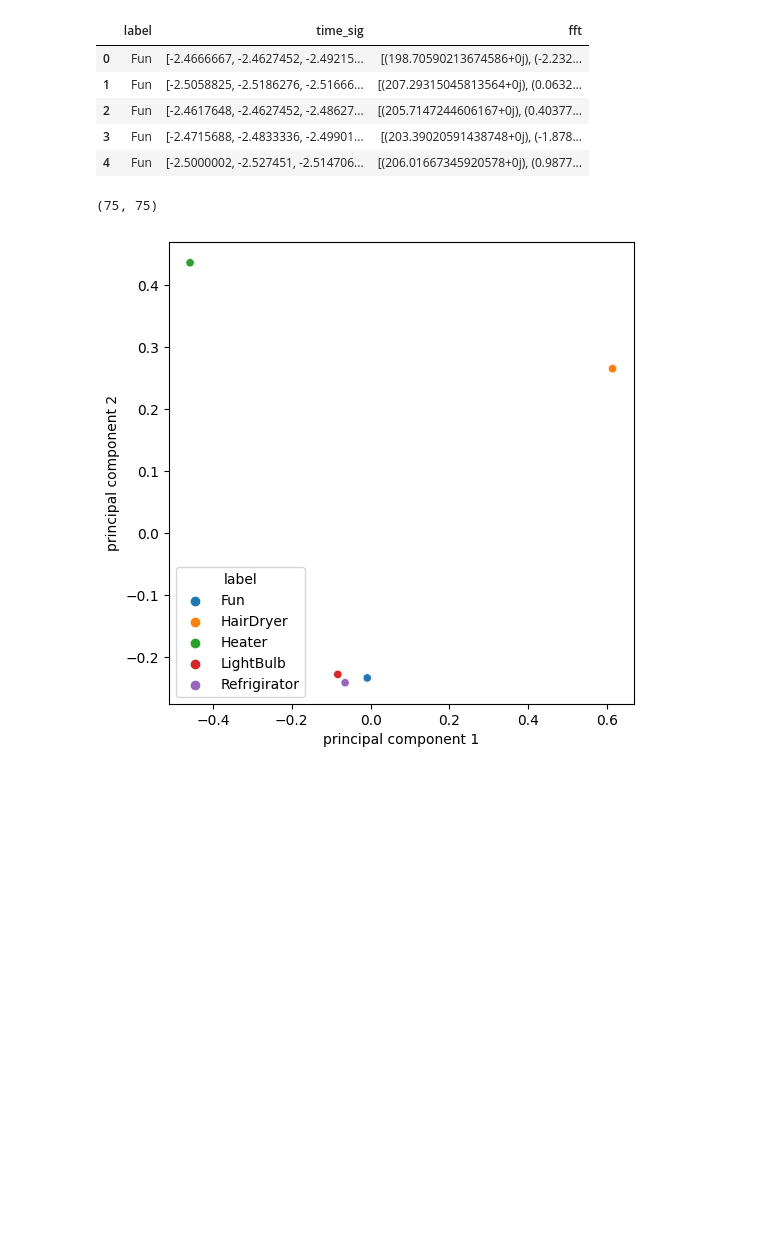
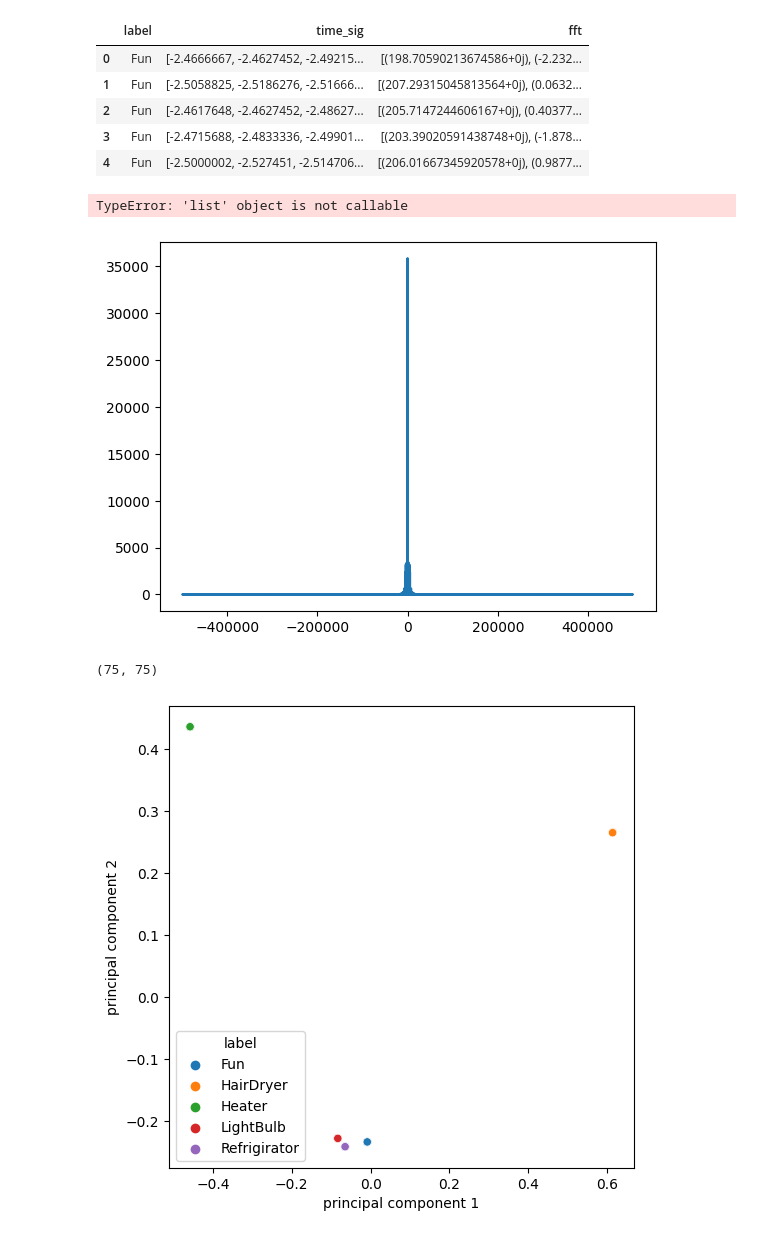
Before and after one commit to davidaleprog/loads_classif, a Jupyter notebook: loads_classif.ipynb, the cells around one changed output. Cells and saved outputs as stored; diff of their text form; code cells hidden in the pictures; blank space fills up the shorter version.

```diff
--- a/loads_classif.ipynb
+++ b/loads_classif.ipynb
@@ -69,3 +62,10 @@ x_cor =
+# %%
+freqs = np.fft.fftfreq(len(df['fft'][0]), 1/1000000)
+plt.plot(freqs, abs(df['fft'][0]))
+plt.xlim(-1000, 1000)
+# %% [output]
+TypeError: 'list' object is not callable
+[figure, added]
 # %%
 x = abs(np.array(df['fft'].to_list()))
 #correlation matrix
```
Also changed, not shown: parts of 5 cells of this notebook.
